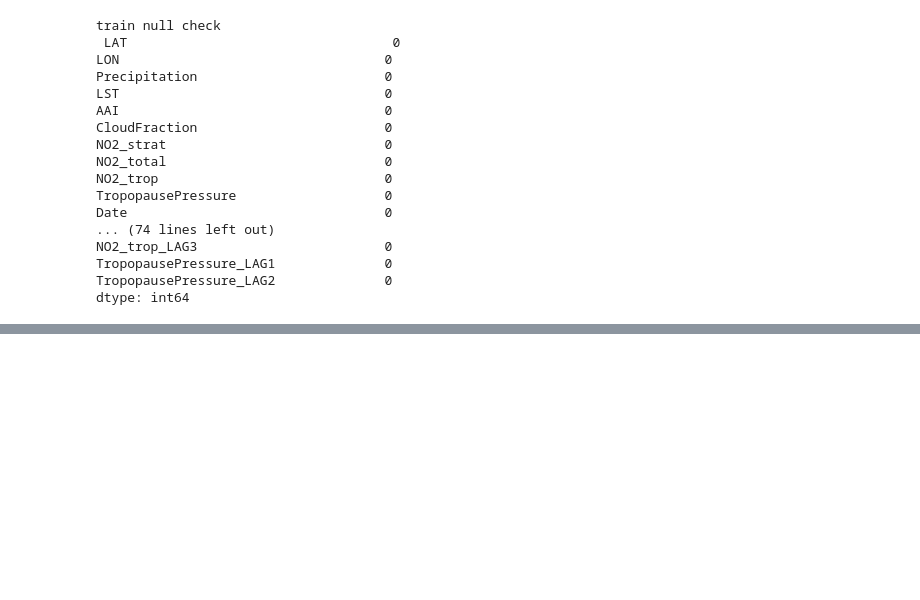
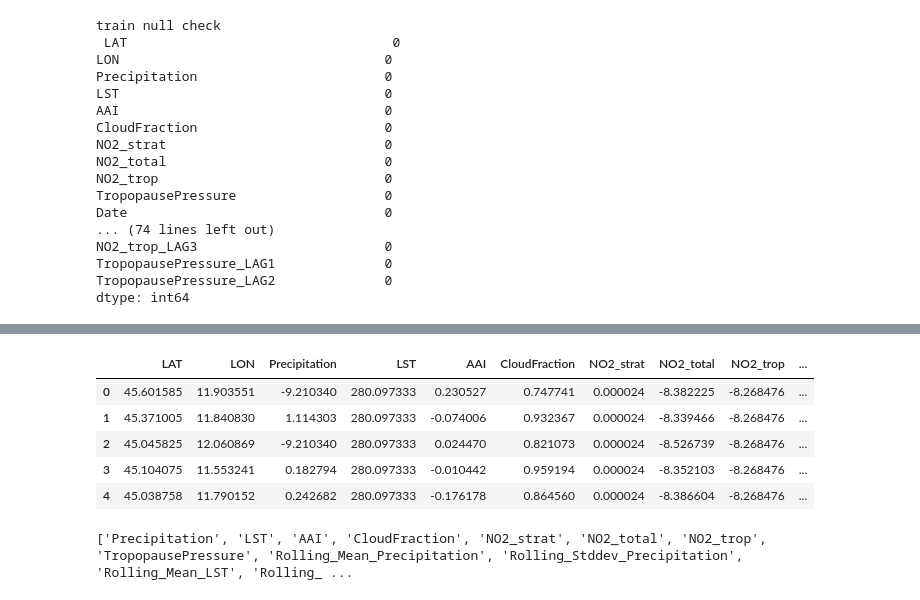
Before and after one commit to Anurag163/GeoAI_Ground_level_NO2_Zindi-, a Jupyter notebook: 4.Feature_Engineering_3.ipynb, the cells around one changed output, grey strips where cells are left out. Saved outputs shown, nothing was run; the diff lists cells and outputs as text; code cells hidden in the pictures; blank space fills up the shorter version.

```diff
--- a/4.Feature_Engineering_3.ipynb
+++ b/4.Feature_Engineering_3.ipynb
@@ -462,0 +681,3 @@ dtype: int64
+# %%
+for col in skew_incr:
+    train_model3_df_prep_mix_roll_wind_mean_stddev_org_skew_trt_v1[col]=np.sqrt(train_model3_df_prep_mix_roll_wind_mean_stddev_org_skew_trt_v1[col].abs())
@@ -462,0 +765,6 @@ dtype: int64
+# %%
+# #Now treating GT_NO2
+
+print('Before treatement',train_model3_df_prep_mix_GT_NO2_mix.skew())
+train_model3_df_prep_mix_skew_trt_GT_NO2=np.log1p(train_model3_df_prep_mix_GT_NO2_mix)
+print('After treatement',train_model3_df_prep_mix_skew_trt_GT_NO2.skew())
@@ -462,0 +884,33 @@ dtype: int64
+# %%
+#Trying Lasso
+from sklearn.linear_model import Lasso
+from sklearn.model_selection import GridSearchCV
+
+# Define the parameter grid for alpha
+param_grid = {'alpha': [0.001, 0.01, 0.1, 1, 10, 100]}
+
+# Initialize Lasso Regression model
+lasso_model = Lasso()
+
+# Initialize GridSearchCV with the model and parameter grid
+grid_search = GridSearchCV(lasso_model, param_grid, cv=5)
+
+# Fit the grid search to the data
+grid_search.fit(train_model3_df_prep_mix_roll_wind_mean_stddev_org_skew_trt_v1, train_model3_df_prep_mix_skew_trt_GT_NO2)
+
+# Get the best alpha value
+best_alpha = grid_search.best_params_['alpha']
+
+# Use the best model to make predictions
+best_model = grid_search.best_estimator_
+y_pred = best_model.predict(test_model3_df_prep_mix_roll_wind_mean_stddev_org_skew_trt_v1)
+y_pred = np.expm1(y_pred)
+
+# Add additional 'ID_Zindi' to y_pred and create a DataFrame
+y_pred_df = pd.DataFrame(y_pred, columns=['GT_NO2'])
+y_pred_result_df = pd.concat([test_df['ID_Zindi'], y_pred_df], axis=1)
+
+# Save the results to a CSV file
+y_pred_result_df.to_csv('/home/anuragverma/Desktop/Kaggle/GeoAI Ground-level NO2 _Zindi/model6_lag_roll_skew_trt_lasso.csv', index=False)
+
+#11.80
@@ -462,0 +924,9 @@ dtype: int64
+# %%
+train_model3_df_prep_mix_roll_wind_mean_stddev_org_skew_trt_v1.head(5)
+# %% [output]
+|  | LAT | LON | Precipitation | LST | AAI | CloudFraction | NO2_strat | NO2_total | NO2_trop | ... |
+| 0 | 45.601585 | 11.903551 | -9.210340 | 280.097333 | 0.230527 | 0.747741 | 0.000024 | -8.382225 | -8.268476 | ... |
+| 1 | 45.371005 | 11.840830 | 1.114303 | 280.097333 | -0.074006 | 0.932367 | 0.000024 | -8.339466 | -8.268476 | ... |
+| 2 | 45.045825 | 12.060869 | -9.210340 | 280.097333 | 0.024470 | 0.821073 | 0.000024 | -8.526739 | -8.268476 | ... |
+| 3 | 45.104075 | 11.553241 | 0.182794 | 280.097333 | -0.010442 | 0.959194 | 0.000024 | -8.352103 | -8.268476 | ... |
+| 4 | 45.038758 | 11.790152 | 0.242682 | 280.097333 | -0.176178 | 0.864560 | 0.000024 | -8.386604 | -8.268476 | ... |
@@ -462,0 +937,4 @@ dtype: int64
+# %%
+print(Columns_to_rescale)
+# %% [output]
+['Precipitation', 'LST', 'AAI', 'CloudFraction', 'NO2_strat', 'NO2_total', 'NO2_trop', 'TropopausePressure', 'Rolling_Mean_Precipitation', 'Rolling_Stddev_Precipitation', 'Rolling_Mean_LST', 'Rolling_ ...
```
Also changed, not shown: parts of 47 cells of this notebook, 16 other files.
